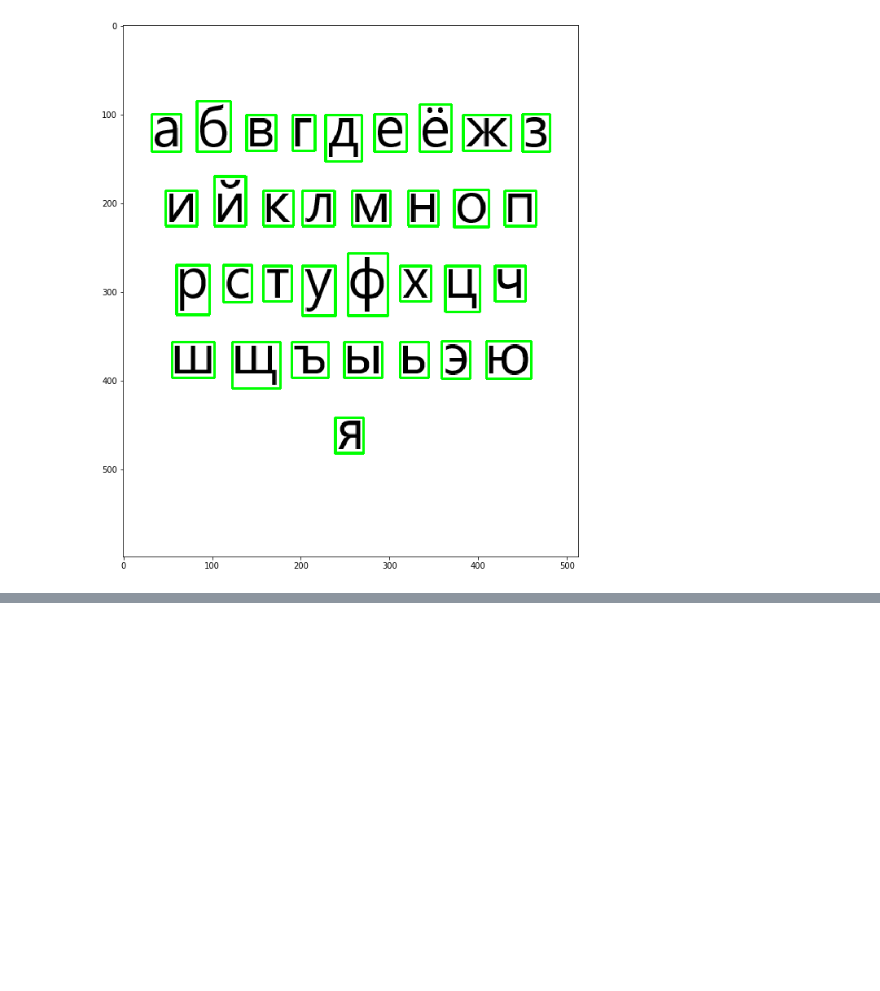
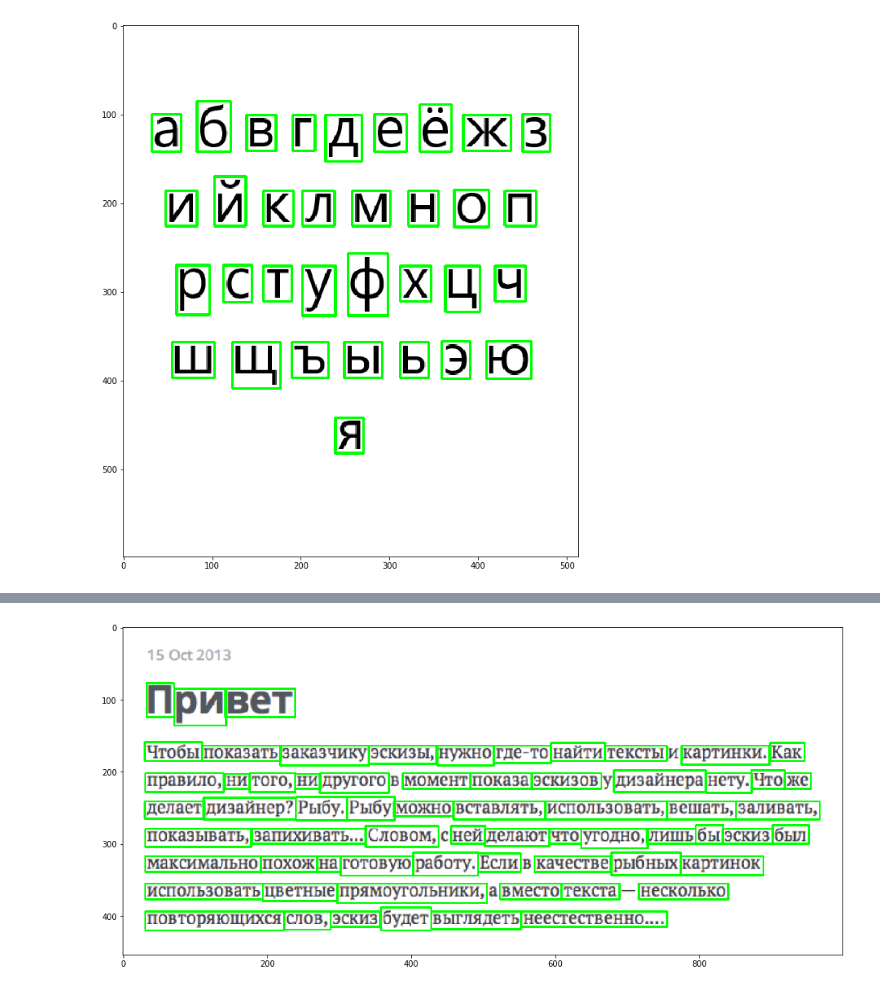
Before and after one commit to Marieta3/russian-text-recognition, a Jupyter notebook: russian-text-recognition.ipynb, the cells around one changed output, grey strips where cells are left out. Saved outputs shown, nothing was run; the diff lists cells and outputs as text; code cells hidden in the pictures; blank space fills up the shorter version.

```diff
--- a/russian-text-recognition.ipynb
+++ b/russian-text-recognition.ipynb
@@ -252,0 +258,5 @@ result
+# %%
+selected_regions, letters_alf = select_roi(glumac.copy(), glumac_bin)
+display_image(selected_regions)
+# %% [output]
+[figure, added]
```
Also changed, not shown: parts of 3 cells of this notebook.
